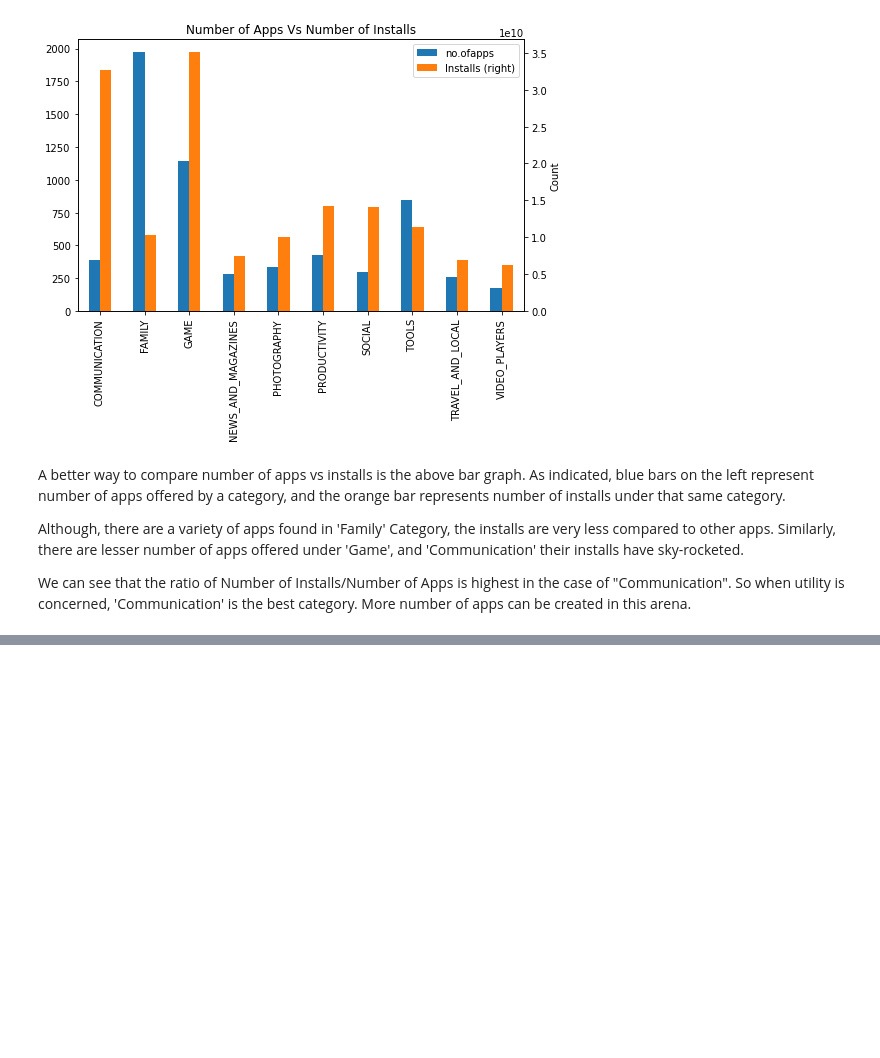
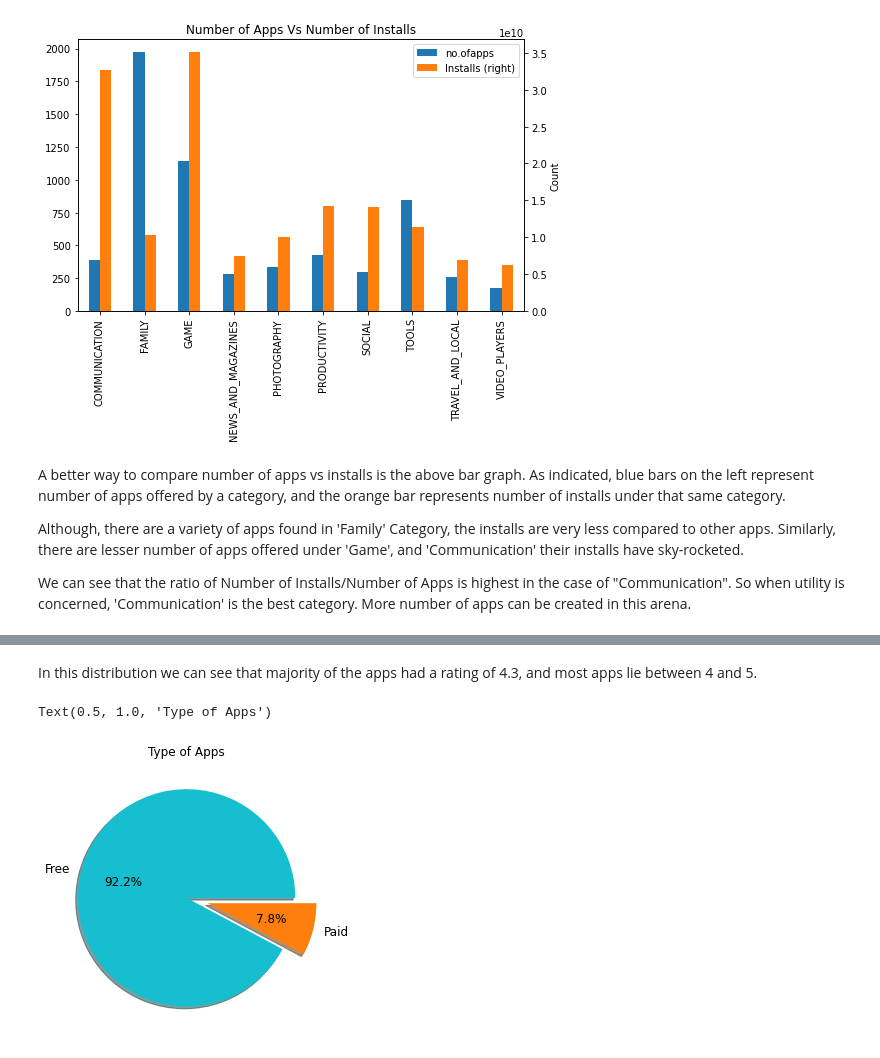
Before and after one commit to Pooja-Dalwani/PlayStoreAppReviewAnalysisEDA, a Jupyter notebook: Capstone_Project_PlayStoreAppReviewAnalysis.ipynb, the cells around one changed output, grey strips where cells are left out. Drawn from its saved outputs; the diff is of its cells as text; code cells hidden in the pictures; blank space fills up the shorter version.

```diff
--- a/Capstone_Project_PlayStoreAppReviewAnalysis.ipynb
+++ b/Capstone_Project_PlayStoreAppReviewAnalysis.ipynb
@@ -506,0 +516,12 @@ We can see that the ratio of Number of Installs/Number of Apps is highest in the
+# %% [markdown]
+In this distribution we can see that majority of the apps had a rating of 4.3, and most apps lie between 4 and 5.
+# %%
+colors = ['tab:cyan', 'tab:orange']
+explode = [0, 0.2]
+labels = ['Free','Paid']
+ax = temp_df['Type'].value_counts()
+plt.pie(ax, colors=colors, autopct='%1.1f%%',shadow=True, explode=explode, labels=labels, textprops={'fontsize' : 12})
+plt.title('Type of Apps')
+# %% [output]
+Text(0.5, 1.0, 'Type of Apps')
+[figure, added]
```
Also changed, not shown: parts of 7 cells of this notebook.
